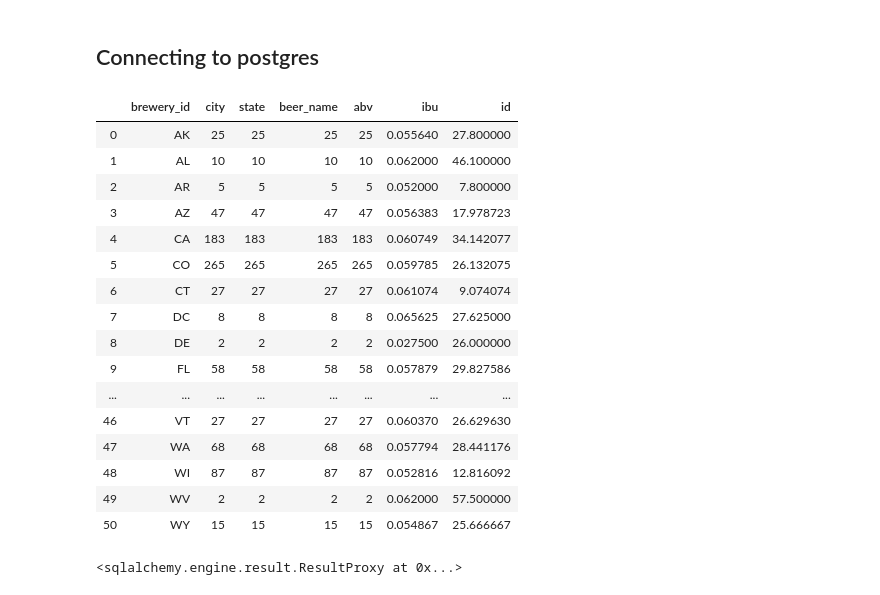
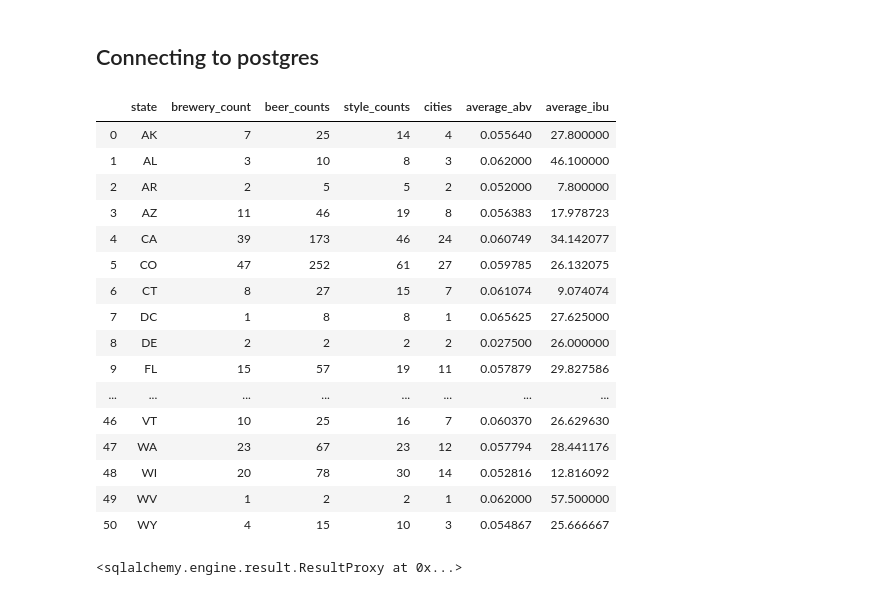
Before and after one commit to BDomogalla/ETL-Project, a Jupyter notebook: craft_beer.ipynb, the cells around one changed output. Saved outputs shown, nothing was run; the diff lists cells and outputs as text; code cells hidden in the pictures.

```diff
--- a/craft_beer.ipynb
+++ b/craft_beer.ipynb
@@ -268,30 +271,36 @@ breweries_df.to_sql('breweries', con=engine, if_exists='append', index=True)
 # %%
-combined_df = pd.DataFrame(engine.execute
-                            ('SELECT r.state, COUNT(r.brewery_id), COUNT(e.beer_name), COUNT(e.style), COUNT(r.city), '\
-                             'AVG(e.abv), AVG(e.ibu) FROM beers e INNER JOIN breweries r ON r.brewery_id=e.brewery_id '\
-                             'GROUP BY r.state ORDER BY r.state;'))
+csv_df = pd.DataFrame(engine.execute
+                            ('SELECT r.state, COUNT(DISTINCT r.brewery_id), COUNT(DISTINCT e.beer_name), '\
+                             'COUNT(DISTINCT e.style), COUNT(DISTINCT r.city), '\
+#                              'a.breweries_per_capita, a.millions_sales, a.barrels_produced, '\
+                             'AVG(e.abv), AVG(e.ibu) FROM beers e '\
+                             'INNER JOIN breweries r ON r.brewery_id=e.brewery_id '\
+                             'GROUP BY r.state ORDER BY r.state'\
+#                              'OUTER JOIN association a ON r.state=a.state'
+))
 # %%
 # combined_df = pd.DataFrame(engine.execute('SELECT * FROM brews'))
-combined_df = combined_df.rename(columns={0:"brewery_id", 1:"city", 2:"state", 3:"beer_name", 4:"abv", 5:"ibu", 6:"id", 7:"style", 8:"ounces"})
+combined_df = combined_df.rename(columns={0:"state", 1:"brewery_count", 2:"beer_counts",\
+    3:"style_counts", 4:"cities", 5:"average_abv", 6:"average_ibu", 7:"style", 8:"ounces"})
 combined_df
 # %% [output]
-|  | brewery_id | city | state | beer_name | abv | ibu | id |
-| 0 | AK | 25 | 25 | 25 | 25 | 0.055640 | 27.800000 |
-| 1 | AL | 10 | 10 | 10 | 10 | 0.062000 | 46.100000 |
-| 2 | AR | 5 | 5 | 5 | 5 | 0.052000 | 7.800000 |
-| 3 | AZ | 47 | 47 | 47 | 47 | 0.056383 | 17.978723 |
-| 4 | CA | 183 | 183 | 183 | 183 | 0.060749 | 34.142077 |
-| 5 | CO | 265 | 265 | 265 | 265 | 0.059785 | 26.132075 |
-| 6 | CT | 27 | 27 | 27 | 27 | 0.061074 | 9.074074 |
-| 7 | DC | 8 | 8 | 8 | 8 | 0.065625 | 27.625000 |
+|  | state | brewery_count | beer_counts | style_counts | cities | average_abv | average_ibu |
+| 0 | AK | 7 | 25 | 14 | 4 | 0.055640 | 27.800000 |
+| 1 | AL | 3 | 10 | 8 | 3 | 0.062000 | 46.100000 |
+| 2 | AR | 2 | 5 | 5 | 2 | 0.052000 | 7.800000 |
+| 3 | AZ | 11 | 46 | 19 | 8 | 0.056383 | 17.978723 |
+| 4 | CA | 39 | 173 | 46 | 24 | 0.060749 | 34.142077 |
+| 5 | CO | 47 | 252 | 61 | 27 | 0.059785 | 26.132075 |
+| 6 | CT | 8 | 27 | 15 | 7 | 0.061074 | 9.074074 |
+| 7 | DC | 1 | 8 | 8 | 1 | 0.065625 | 27.625000 |
 | 8 | DE | 2 | 2 | 2 | 2 | 0.027500 | 26.000000 |
-| 9 | FL | 58 | 58 | 58 | 58 | 0.057879 | 29.827586 |
+| 9 | FL | 15 | 57 | 19 | 11 | 0.057879 | 29.827586 |
 | ... | ... | ... | ... | ... | ... | ... | ... |
-| 46 | VT | 27 | 27 | 27 | 27 | 0.060370 | 26.629630 |
-| 47 | WA | 68 | 68 | 68 | 68 | 0.057794 | 28.441176 |
-| 48 | WI | 87 | 87 | 87 | 87 | 0.052816 | 12.816092 |
-| 49 | WV | 2 | 2 | 2 | 2 | 0.062000 | 57.500000 |
-| 50 | WY | 15 | 15 | 15 | 15 | 0.054867 | 25.666667 |
+| 46 | VT | 10 | 25 | 16 | 7 | 0.060370 | 26.629630 |
+| 47 | WA | 23 | 67 | 23 | 12 | 0.057794 | 28.441176 |
+| 48 | WI | 20 | 78 | 30 | 14 | 0.052816 | 12.816092 |
+| 49 | WV | 1 | 2 | 2 | 1 | 0.062000 | 57.500000 |
+| 50 | WY | 4 | 15 | 10 | 3 | 0.054867 | 25.666667 |
 # %%
 # %% [output]
 <sqlalchemy.engine.result.ResultProxy at 0x...>
```
Also changed, not shown: parts of 1 cell of this notebook, 1 other file.
